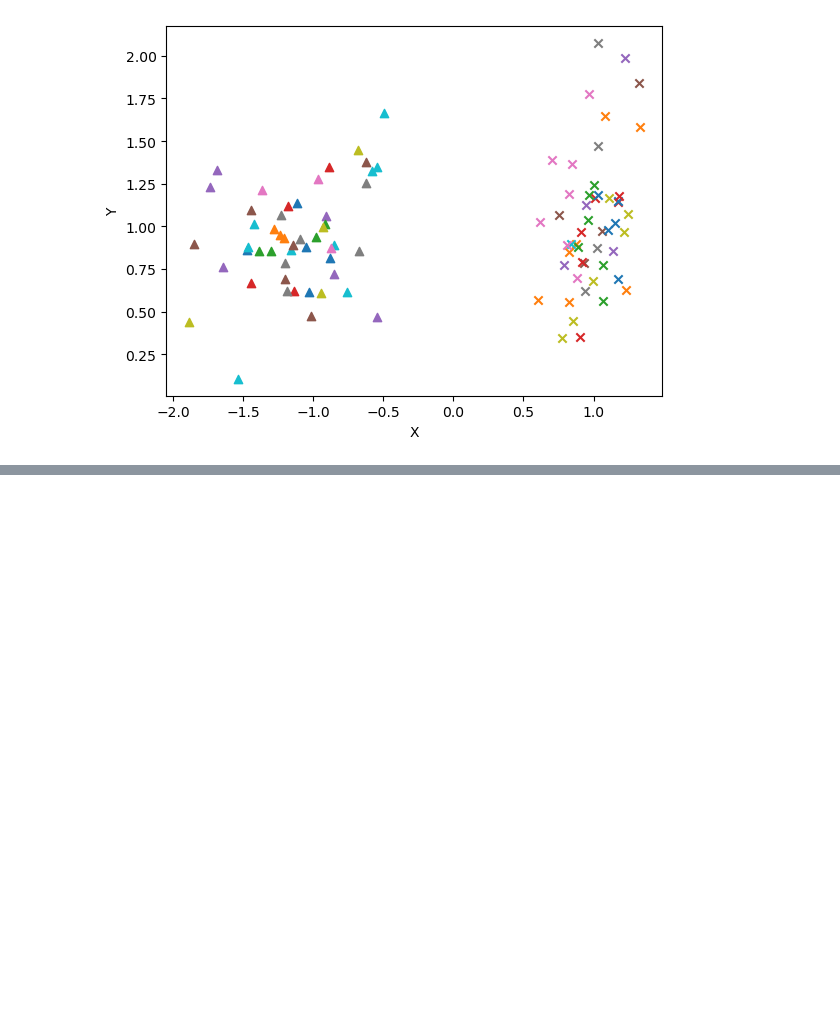
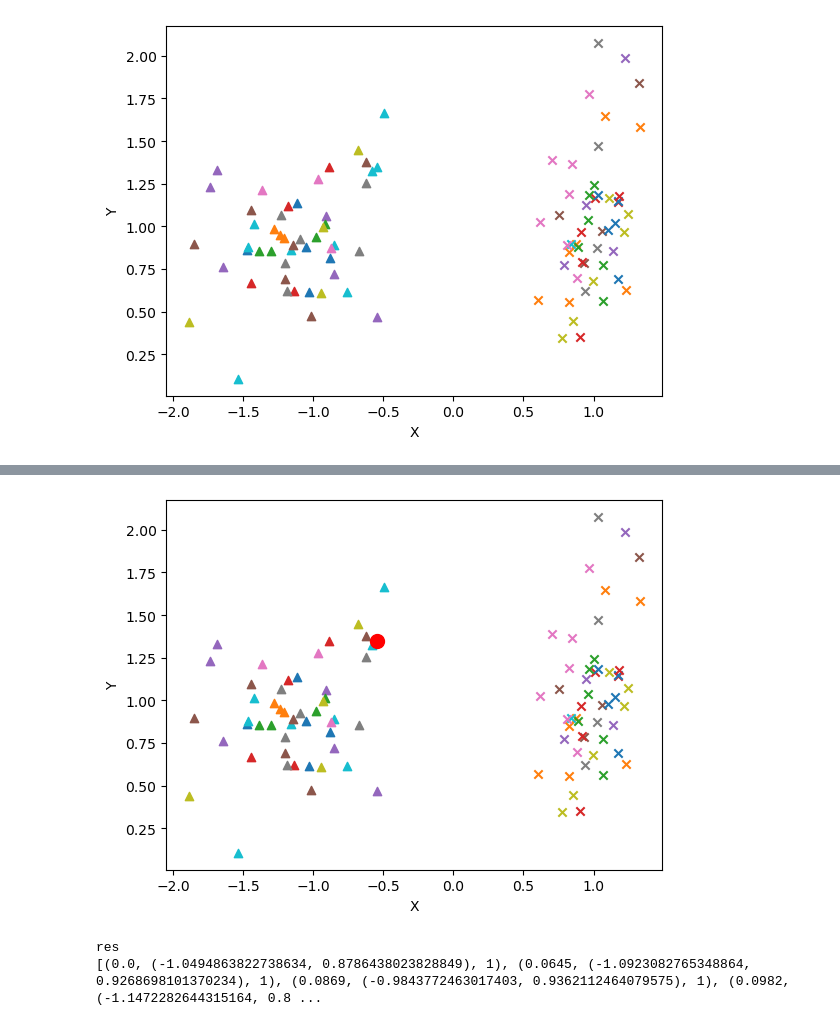
Before and after one commit to LilaShiba/generalized_model, a Jupyter notebook: notebooks/agent_demo.ipynb, the cells around one changed output, grey strips where cells are left out. Cells and saved outputs as stored; diff of their text form; code cells hidden in the pictures; blank space fills up the shorter version.

```diff
--- a/notebooks/agent_demo.ipynb
+++ b/notebooks/agent_demo.ipynb
@@ -74,0 +87,9 @@ plt.show()
+# %%
+node = agent.df.iloc[0]['node']
+res = agent.knn_predict([node])
+print('res')
+print(res)
+# %% [output]
+[figure, added]
+res
+[(0.0, (-1.0494863822738634, 0.8786438023828849), 1), (0.0645, (-1.0923082765348864, 0.9268698101370234), 1), (0.0869, (-0.9843772463017403, 0.9362112464079575), 1), (0.0982, (-1.1472282644315164, 0.8 ...
```
Also changed, not shown: parts of 5 cells of this notebook, 1 other file.
